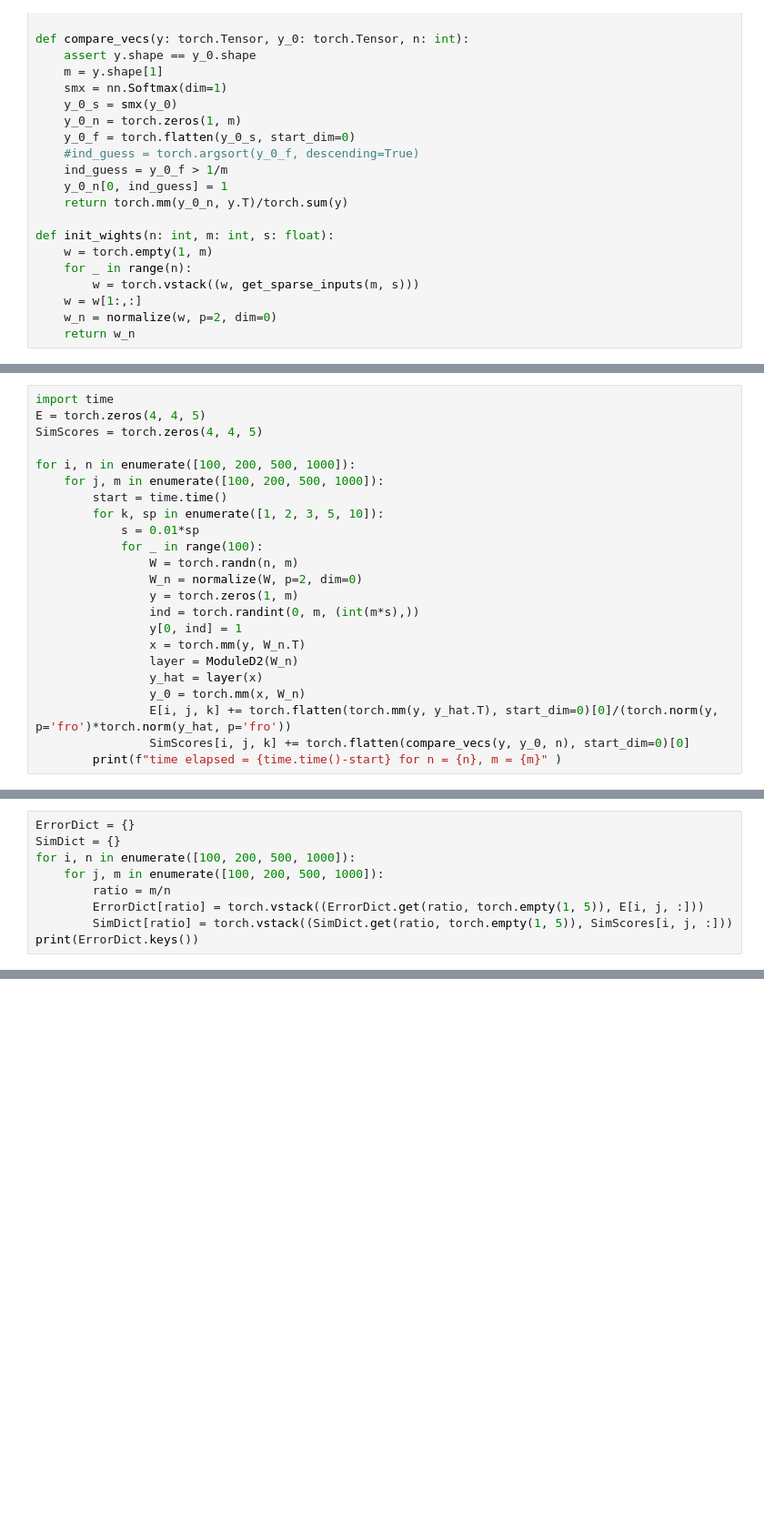
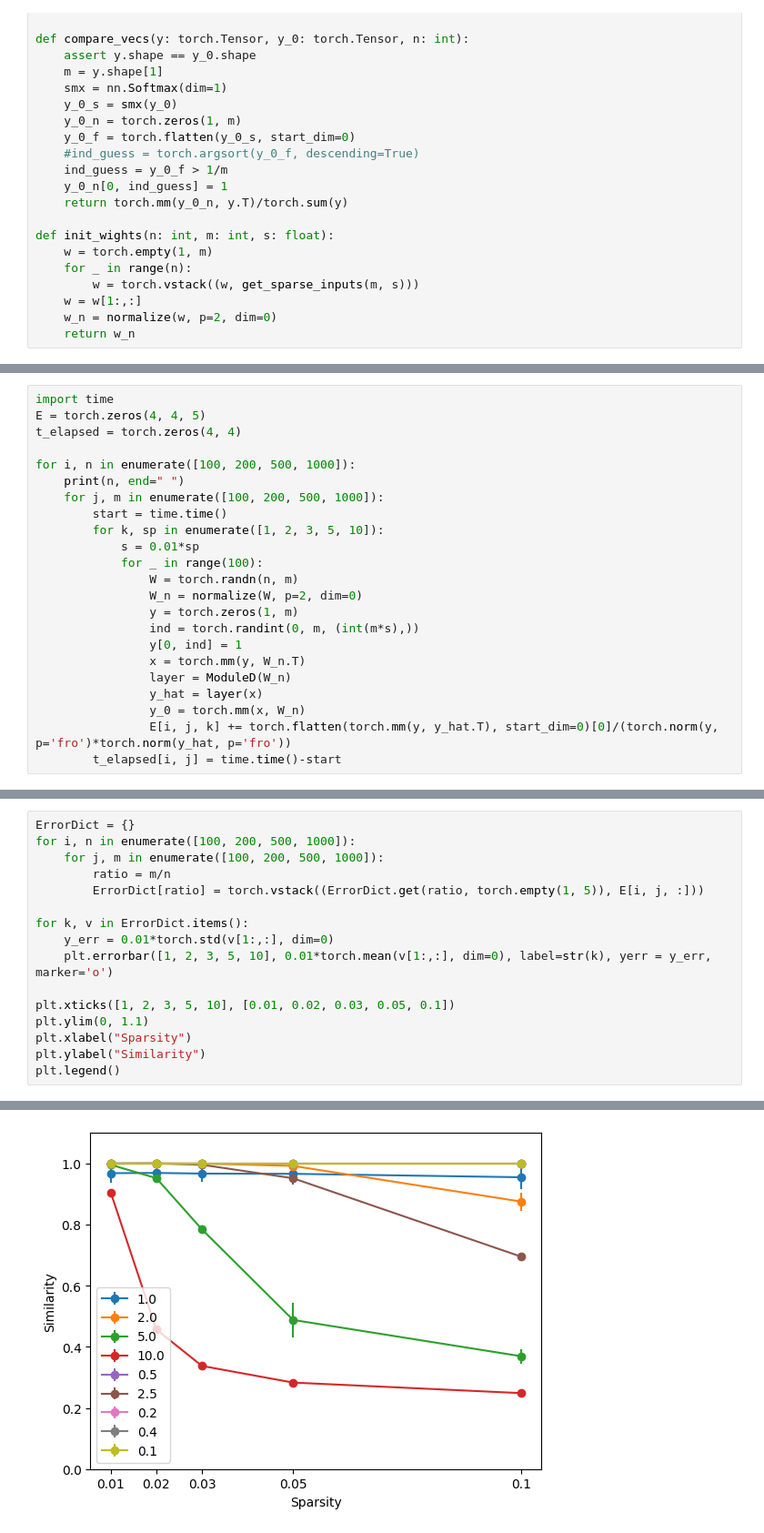
Before and after one commit to wormLove/DCNet, a Jupyter notebook: DCNet_Pytorch.ipynb, the cells around one changed output, grey strips where cells are left out. Shown: that part at 91% size. Saved outputs shown, nothing was run; the diff lists cells and outputs as text; blank space fills up the shorter version.

Commit message:
reorganizing layer classes

```diff
--- a/DCNet_Pytorch.ipynb
+++ b/DCNet_Pytorch.ipynb
@@ -556,9 +507,10 @@ def init_wights(n: int, m: int, s: float):
 # %%
 import time
 E = torch.zeros(4, 4, 5)
-SimScores = torch.zeros(4, 4, 5)
+t_elapsed = torch.zeros(4, 4)
 
 for i, n in enumerate([100, 200, 500, 1000]):
+    print(n, end=" ")
     for j, m in enumerate([100, 200, 500, 1000]):
         start = time.time()
         for k, sp in enumerate([1, 2, 3, 5, 10]):
@@ -570,10 +522,9 @@ for i, n in enumerate([100, 200, 500, 1000]):
                 ind = torch.randint(0, m, (int(m*s),))
                 y[0, ind] = 1
                 x = torch.mm(y, W_n.T)
-                layer = ModuleD2(W_n)
+                layer = ModuleD(W_n)
                 y_hat = layer(x)
                 y_0 = torch.mm(x, W_n)
                 E[i, j, k] += torch.flatten(torch.mm(y, y_hat.T), start_dim=0)[0]/(torch.norm(y, p='fro')*torch.norm(y_hat, p='fro'))
-                SimScores[i, j, k] += torch.flatten(compare_vecs(y, y_0, n), start_dim=0)[0]
-        print(f"time elapsed = {time.time()-start} for n = {n}, m = {m}" )
+        t_elapsed[i, j] = time.time()-start
 # %% [output]
@@ -598,10 +532,17 @@ from matplotlib import pyplot as plt
 # %%
 ErrorDict = {}
-SimDict = {}
 for i, n in enumerate([100, 200, 500, 1000]):
     for j, m in enumerate([100, 200, 500, 1000]):
         ratio = m/n
         ErrorDict[ratio] = torch.vstack((ErrorDict.get(ratio, torch.empty(1, 5)), E[i, j, :]))
-        SimDict[ratio] = torch.vstack((SimDict.get(ratio, torch.empty(1, 5)), SimScores[i, j, :]))
-print(ErrorDict.keys())
+
+for k, v in ErrorDict.items():
+    y_err = 0.01*torch.std(v[1:,:], dim=0)
+    plt.errorbar([1, 2, 3, 5, 10], 0.01*torch.mean(v[1:,:], dim=0), label=str(k), yerr = y_err, marker='o')
+
+plt.xticks([1, 2, 3, 5, 10], [0.01, 0.02, 0.03, 0.05, 0.1])
+plt.ylim(0, 1.1)
+plt.xlabel("Sparsity")
+plt.ylabel("Similarity")
+plt.legend()
 # %% [output]
@@ -608,0 +550 @@ dict_keys([1.0, 2.0, 5.0, 10.0, 0.5, 2.5, 0.2, 0.4, 0.1])
+[figure, added]
```
Also changed, not shown: parts of 22 cells of this notebook.
